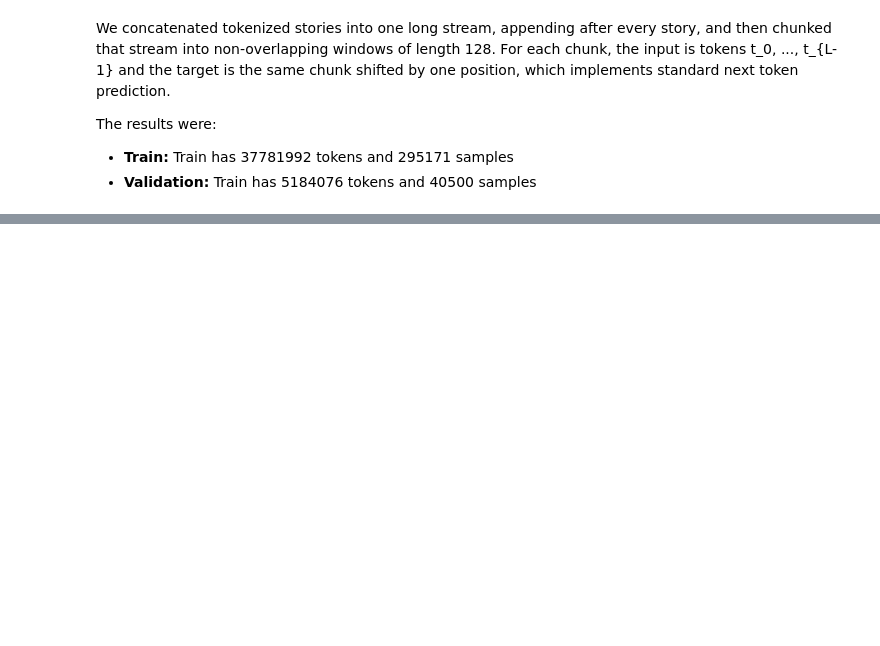
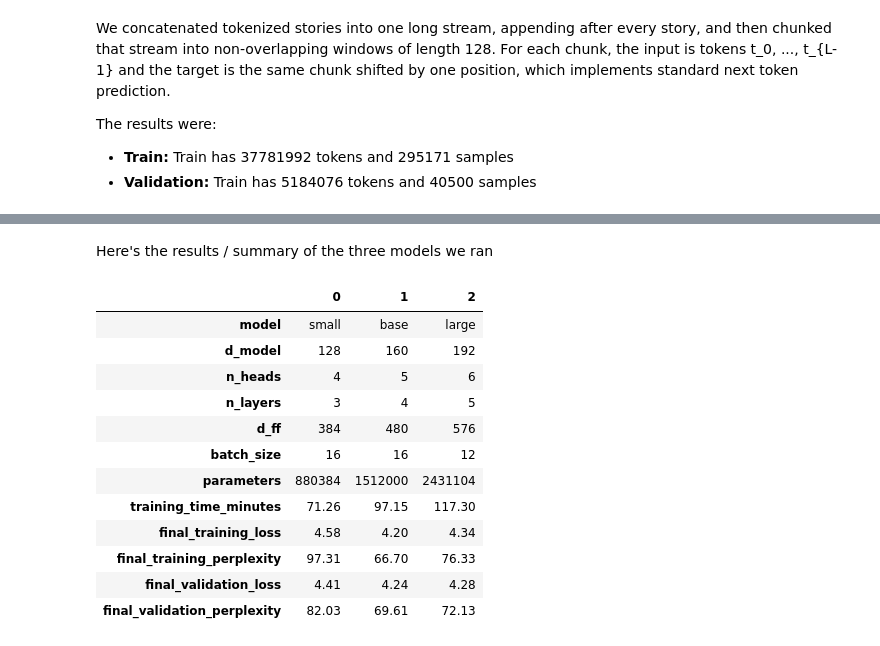
Before and after one commit to sanchitram1/242b-hw3, a Jupyter notebook: main.ipynb, the cells around one changed output, grey strips where cells are left out. Drawn from its saved outputs; the diff is of its cells as text; code cells hidden in the pictures; blank space fills up the shorter version.

```diff
--- a/main.ipynb
+++ b/main.ipynb
@@ -255,0 +727,37 @@ display(
+# %% [markdown]
+Here's the results / summary of the three models we ran
+# %%
+config_table = pd.DataFrame(
+    [
+        {
+            "model": name,
+            "d_model": result["config"]["d_model"],
+            "n_heads": result["config"]["n_heads"],
+            "n_layers": result["config"]["n_layers"],
+            "d_ff": result["config"]["d_ff"],
+            "batch_size": result["config"]["batch_size"],
+            "parameters": result["parameter_count"],
+            "training_time_minutes": f"{result['total_training_time_seconds'] / 60:.2f}",
+            "final_training_loss": f"{result['train_history'][-1]['loss']:.2f}",
+            "final_training_perplexity": f"{result['train_history'][-1]['perplexity']:.2f}",
+            "final_validation_loss": f"{result['valid_history'][-1]['loss']:.2f}",
+            "final_validation_perplexity": f"{result['valid_history'][-1]['perplexity']:.2f}",
+        }
+        for name, result in results.items()
+    ]
+)
+display(config_table.transpose())
+# %% [output]
+|  | 0 | 1 | 2 |
+| model | small | base | large |
+| d_model | 128 | 160 | 192 |
+| n_heads | 4 | 5 | 6 |
+| n_layers | 3 | 4 | 5 |
+| d_ff | 384 | 480 | 576 |
+| batch_size | 16 | 16 | 12 |
+| parameters | 880384 | 1512000 | 2431104 |
+| training_time_minutes | 71.26 | 97.15 | 117.30 |
+| final_training_loss | 4.58 | 4.20 | 4.34 |
+| final_training_perplexity | 97.31 | 66.70 | 76.33 |
+| final_validation_loss | 4.41 | 4.24 | 4.28 |
+| final_validation_perplexity | 82.03 | 69.61 | 72.13 |
```
Also changed, not shown: parts of 31 cells of this notebook, 10 other files.
